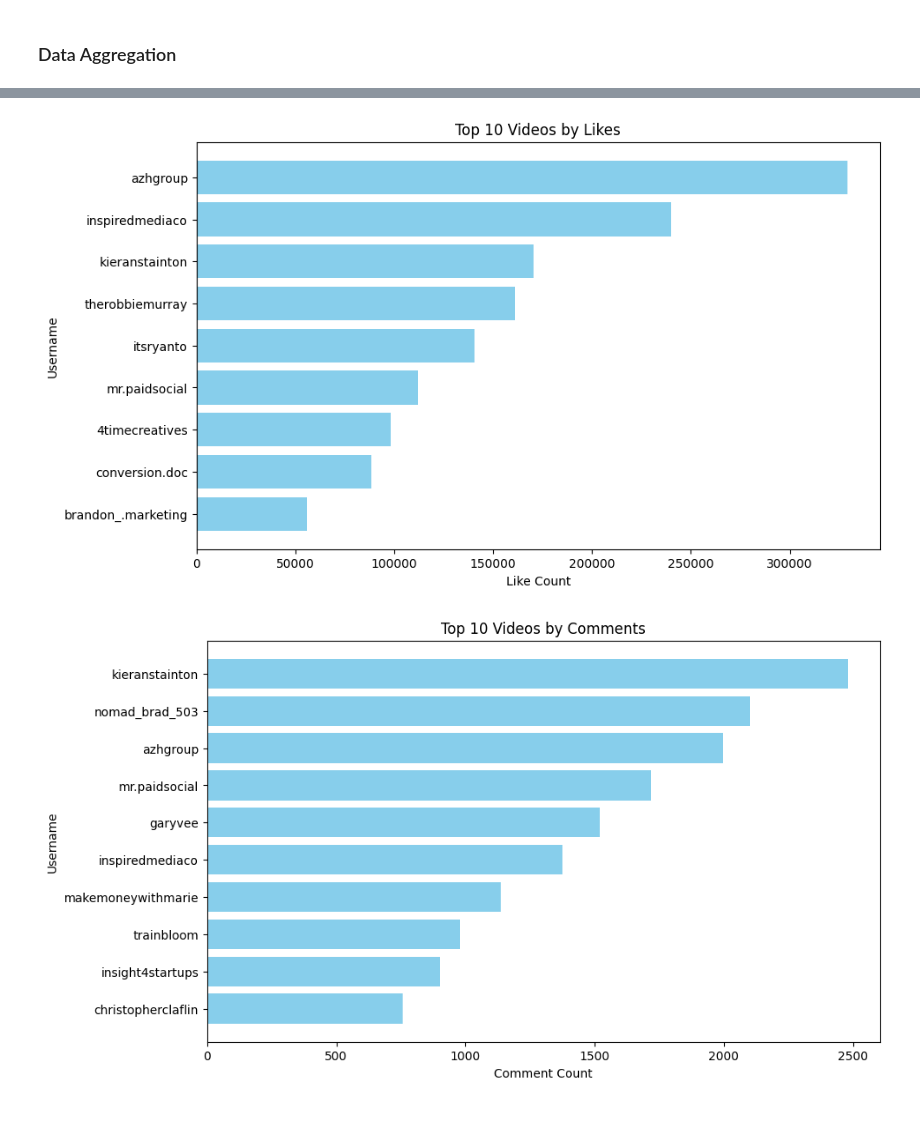
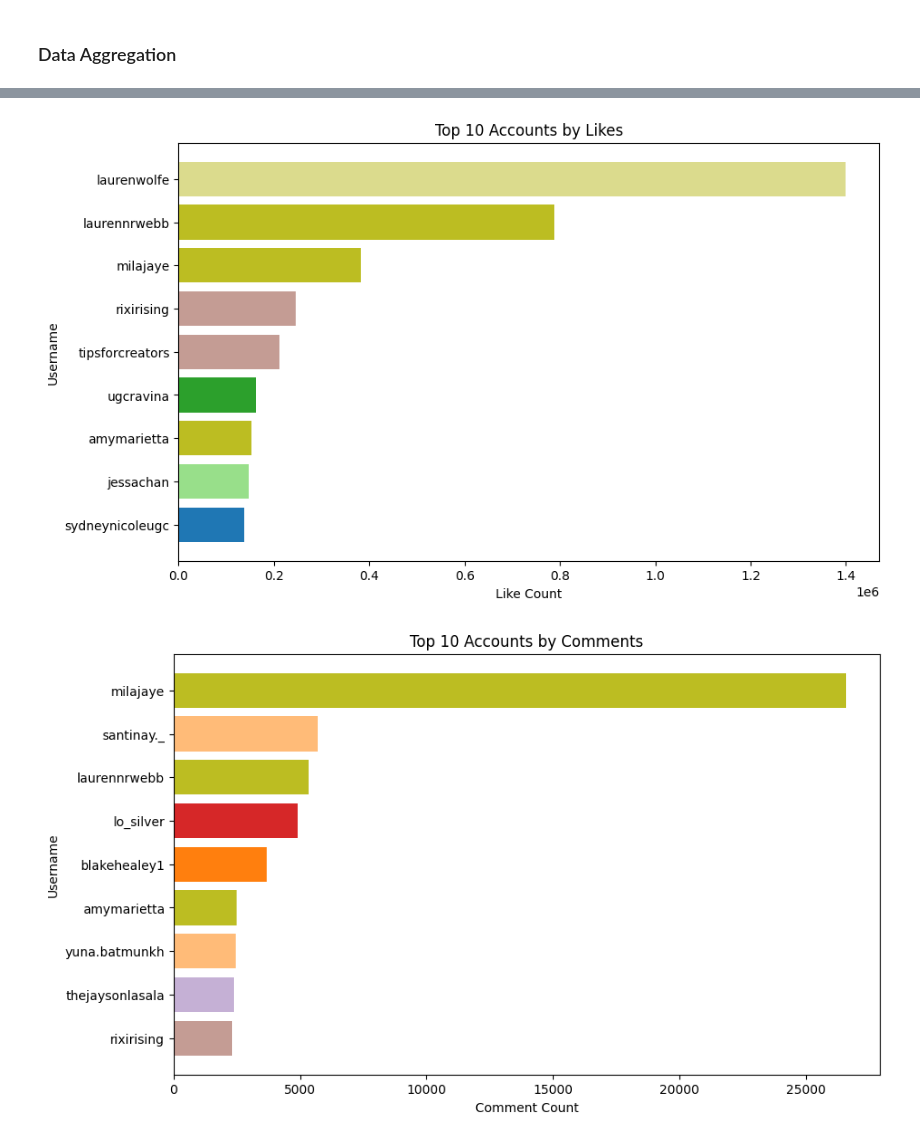
Before and after one commit to elementT1000/tiktok_niche, a Jupyter notebook: har_processing.ipynb, the cells around one changed output, grey strips where cells are left out. Drawn from its saved outputs; the diff is of its cells as text; code cells hidden in the pictures.

```diff
--- a/har_processing.ipynb
+++ b/har_processing.ipynb
@@ -6,12 +6,12 @@ import pandas as pd
 from datetime import datetime, timezone
 
 # Load the HAR file
-with open('organic_marketing_Archive [24-10-16 20-12-10].har', 'r', encoding='utf-8') as f:
+with open('Content_Creator_Tips_Archive [24-10-17 11-41-46].har', 'r', encoding='utf-8') as f:
     har_parser = HarParser(json.loads(f.read()))
 
 #Check if it has data
-#data = har_parser.har_data
-#print(type(data))
+data_from_har = har_parser.har_data
+print(type(data_from_har))
 
 # Regex patterns for matching variables
 patterns = {
@@ -19,7 +19,6 @@ patterns = {
     'nickname': re.compile(r'"nickname"\s*:\s*"([^"]+)"'),
     'bio': re.compile(r'"signature"\s*:\s*"([^"]+)"'),
     'follower_count': re.compile(r'"followerCount"\s*:\s*(\d+)'),
-    #'hashtags': re.compile(r'"hashtagName"\s*:\s*"([^"]+)"'), # Only returns the first hashtag.
     'video_description': re.compile(r'"desc"\s*:\s*"([^"]+)"'),
     'upload_time': re.compile(r'"createTime"\s*:\s*(\d+)'),
     'duration': re.compile(r'"duration"\s*:\s*(\d+)'),
@@ -117,7 +118,7 @@ def decode_unicode(description):
 columns_to_decode = ['video_description', 'nickname', 'bio']
 
 # Apply the decoding function in place to all specified columns
-df[columns_to_decode] = df[columns_to_decode].applymap(lambda desc: decode_unicode(desc) if pd.notnull(desc) else '')
+df[columns_to_decode] = df[columns_to_decode].map(lambda desc: decode_unicode(desc) if pd.notnull(desc) else '')
 
 # Show the resulting DataFrame with the decoded descriptions
 #print(df[['video_description']])
@@ -245,23 +280,36 @@ fig_engagement_rate.show()
 # %%
-import matplotlib.pyplot as plt
+import seaborn as sns
 
-# Function to plot the top 10 videos for a given metric
-def plot_top_videos(df, metric, title, xlabel):
+# Function to create a color palette based on unique usernames
+def get_color_map(usernames):
+    unique_usernames = usernames.unique()  # Get unique usernames
+    palette = sns.color_palette('tab20', len(unique_usernames))  # Use 'tab20' palette for more distinct colors
+    color_map = {user: color for user, color in zip(unique_usernames, palette)}  # Map each username to a color
+    return color_map
+
+# Function to plot the top 10 videos for a given metric, with consistent colors
+def plot_top_videos(df, metric, title, xlabel, color_map):
     # Sort the DataFrame by the selected metric and get the top 10
     top_videos = df[['username', metric]].sort_values(by=metric, ascending=False).head(10)
 
+    # Get the corresponding colors for the usernames
+    colors = [color_map[user] for user in top_videos['username']]
+
     # Plot a bar chart
     plt.figure(figsize=(10, 6))
-    plt.barh(top_videos['username'], top_videos[metric], color='skyblue')
-    plt.title(f'Top 10 Videos by {title}')
+    plt.barh(top_videos['username'], top_videos[metric], color=colors)
+    plt.title(f'Top 10 Accounts by {title}')
     plt.xlabel(xlabel)
     plt.ylabel('Username')
     plt.gca().invert_yaxis()  # Invert the y-axis so the highest value is at the top
     plt.show()
 
-# Plot the top 10 videos for views, likes, comments, and shares
-plot_top_videos(df, 'view_count', 'Views', 'View Count')
-plot_top_videos(df, 'like_count', 'Likes', 'Like Count')
-plot_top_videos(df, 'comment_count', 'Comments', 'Comment Count')
-plot_top_videos(df, 'share_count', 'Shares', 'Share Count')
+# Generate a color map based on all unique usernames in the dataset
+color_map = get_color_map(df['username'])
+
+# Plot the top 10 accounts for views, likes, comments, and shares using the consistent color scheme
+plot_top_videos(df, 'view_count', 'Views', 'View Count', color_map)
+plot_top_videos(df, 'like_count', 'Likes', 'Like Count', color_map)
+plot_top_videos(df, 'comment_count', 'Comments', 'Comment Count', color_map)
+plot_top_videos(df, 'share_count', 'Shares', 'Share Count', color_map)
 # %% [output]
@@ -269,2 +317,2 @@ plot_top_videos(df, 'share_count', 'Shares', 'Share Count')
-[figure, old version]
+[figure, new version]
-[figure, old version]
+[figure, new version]
```
Also changed, not shown: parts of 10 cells of this notebook, 1 other file.
